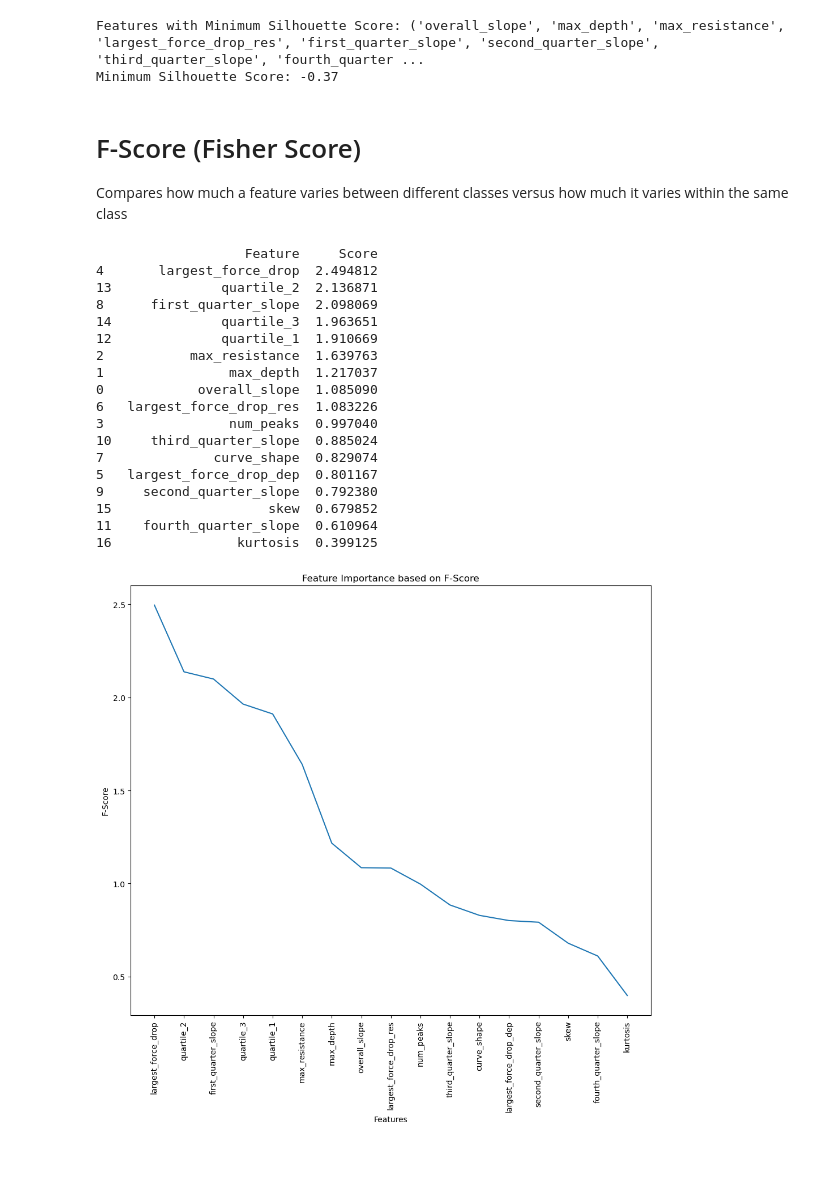
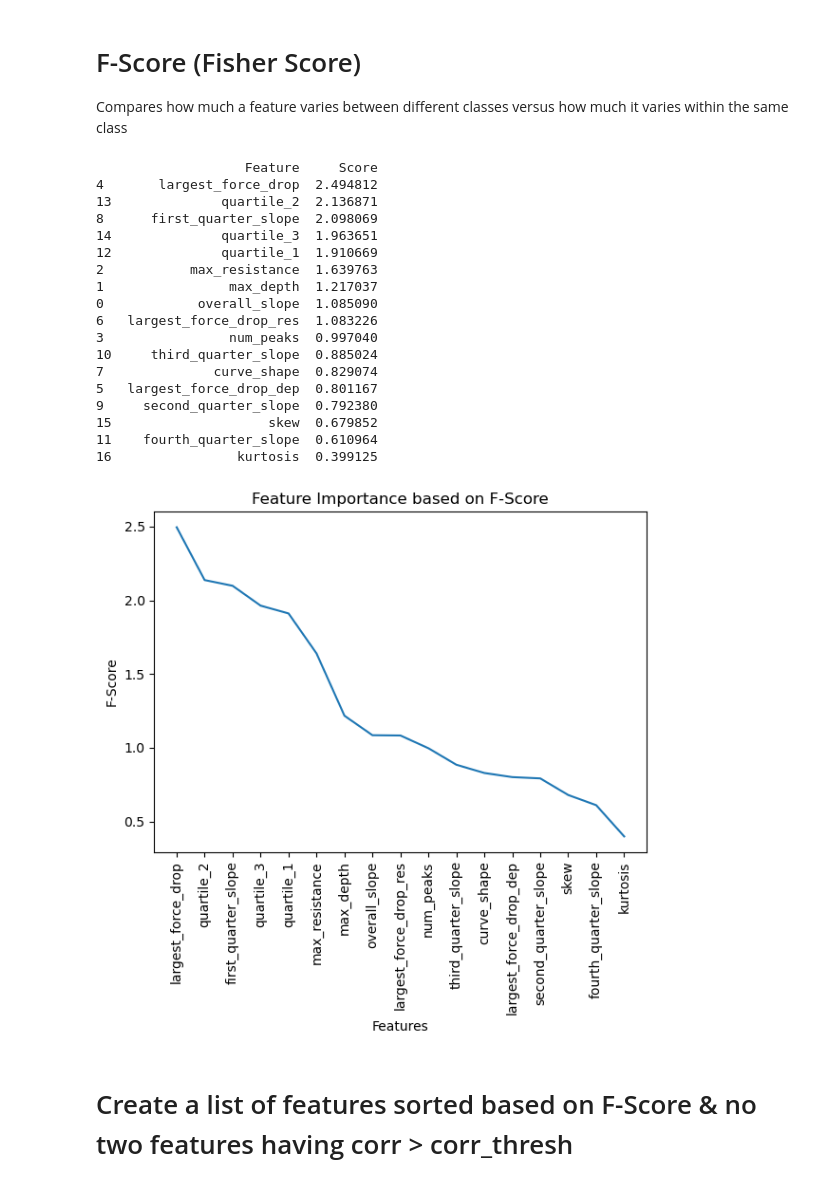
Before and after one commit to liamtbo/LASSIE, a Jupyter notebook: feature_selection.ipynb, the cells around one changed output. Drawn from its saved outputs; the diff is of its cells as text; code cells hidden in the pictures; blank space fills up the shorter version.

Commit message:
added in es-d removed to feature_extraction. implemented optimal_feature_list in feature_selection (havent converted it to a function yet)

```diff
--- a/feature_selection.ipynb
+++ b/feature_selection.ipynb
@@ -25,26 +25,6 @@ ylabel_to_cluster_num = {'ES-B':0, 'ES-BW':1, 'ES-S':2, 'ES-S-Plates':3, 'ES-D':
 data_features[f'{ylabel_name}_nums'] = data_features[ylabel_name].map(ylabel_to_cluster_num)
 labeled_data = data_features[data_features[ylabel_name].notna()].copy() # removes NaN's which correspond to non-labled data
 labeled_num_features = plotting.extract_numerical_features(labeled_data)
-# %%
-import itertools
-from sklearn.metrics import silhouette_score
-
-combs = list(itertools.combinations(labeled_num_features.columns, 10))
-min_silhouette_score = -1
-min_features = None
-for comb in combs:
-    X = labeled_num_features[list(comb)].to_numpy()
-    labels = labeled_data[f'{ylabel_name}_nums'].to_numpy()
-    silhouette = silhouette_score(X, labels)
-    # print(f"Silhouette Score: {silhouette:.2f}")
-    if min_silhouette_score == -1 or silhouette < min_silhouette_score:
-        min_silhouette_score = silhouette
-        min_features = comb
-print(f"Features with Minimum Silhouette Score: {min_features}")
-print(f"Minimum Silhouette Score: {min_silhouette_score:.2f}")
-# %% [output]
-Features with Minimum Silhouette Score: ('overall_slope', 'max_depth', 'max_resistance', 'largest_force_drop_res', 'first_quarter_slope', 'second_quarter_slope', 'third_quarter_slope', 'fourth_quarter ...
-Minimum Silhouette Score: -0.37
 # %% [markdown]
 # F-Score (Fisher Score)
 Compares how much a feature varies between different classes versus how much it varies within the same class
@@ -61,32 +41,34 @@ scores = selector.scores_
 feature_scores = pd.DataFrame({'Feature': labeled_num_features.columns, 'Score': scores})
 feature_scores = feature_scores.sort_values(by='Score', ascending=False)
 print(feature_scores)
 
-Fig = plt.figure(figsize=(10, 10))
+Fig = plt.figure(figsize=(6, 6))
 plt.plot(feature_scores['Feature'], feature_scores['Score'])
 plt.xlabel('Features')
 plt.ylabel('F-Score')
 plt.title('Feature Importance based on F-Score')
 plt.xticks(rotation=90)
 plt.tight_layout()
 plt.show()
 # %% [output]
                    Feature     Score
 4       largest_force_drop  2.494812
 13              quartile_2  2.136871
 8      first_quarter_slope  2.098069
 14              quartile_3  1.963651
 12              quartile_1  1.910669
 2           max_resistance  1.639763
 1                max_depth  1.217037
 0            overall_slope  1.085090
 6   largest_force_drop_res  1.083226
 3                num_peaks  0.997040
 10     third_quarter_slope  0.885024
 7              curve_shape  0.829074
 5   largest_force_drop_dep  0.801167
 9     second_quarter_slope  0.792380
 15                    skew  0.679852
 11    fourth_quarter_slope  0.610964
 16                kurtosis  0.399125
-[figure, old version]
+[figure, new version]
+# %% [markdown]
+# Create a list of features sorted based on F-Score & no two features having corr > corr_thresh
```
Also changed, not shown: parts of 1 cell of this notebook, 3 other files.
